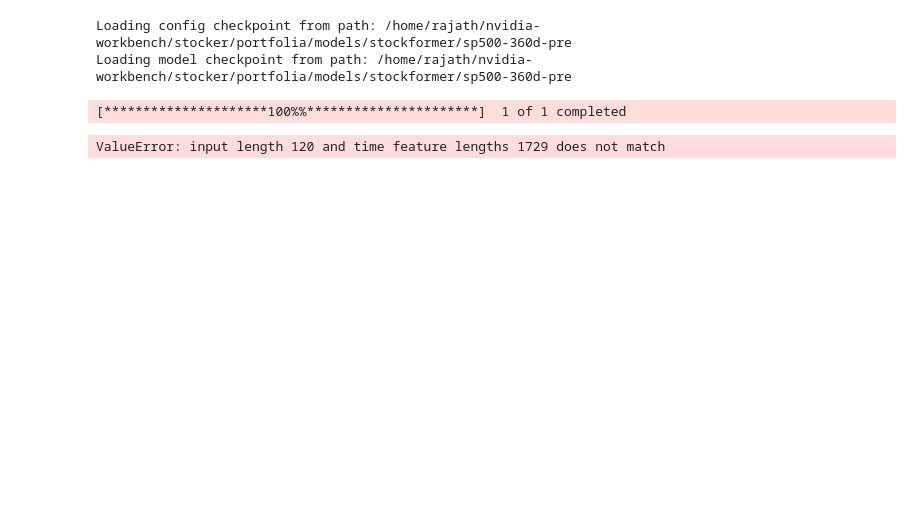
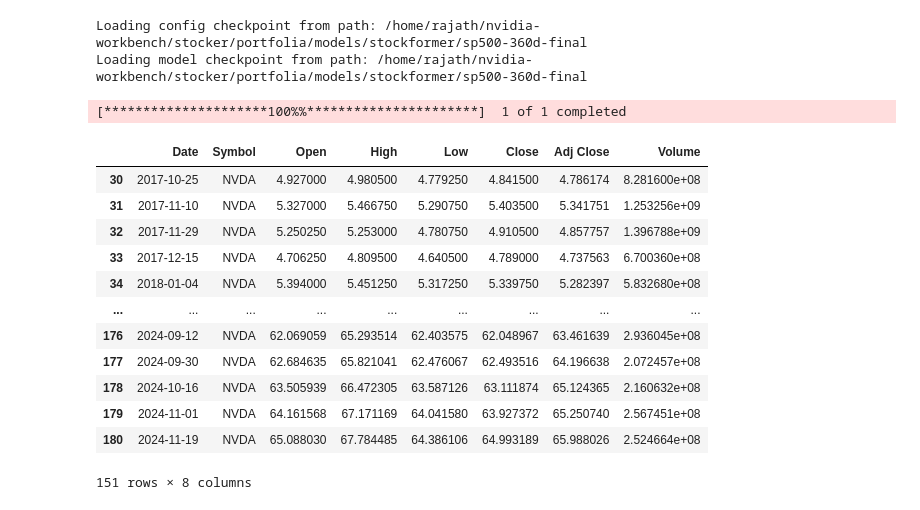
Before and after one commit to maningtian/Ningtian-Ma, a Jupyter notebook: code/stockformer/eval.ipynb, the cells around one changed output. Drawn from its saved outputs; the diff is of its cells as text; code cells hidden in the pictures; blank space fills up the shorter version.

```diff
--- a/code/stockformer/eval.ipynb
+++ b/code/stockformer/eval.ipynb
@@ -12,17 +12,39 @@ from inference import init_config, init_model, predict
 # %%
 prediction_length = 360
 down_sample = min(prediction_length, 30)
-load_checkpoint = f'sp500-{prediction_length}d-pre'
+load_checkpoint = f'sp500-{prediction_length}d-final'
 config = init_config(load_checkpoint)
 model = init_model(config, load_checkpoint)
 # %% [output]
-Loading config checkpoint from path: /home/rajath/nvidia-workbench/stocker/portfolia/models/stockformer/sp500-360d-pre
-Loading model checkpoint from path: /home/rajath/nvidia-workbench/stocker/portfolia/models/stockformer/sp500-360d-pre
+Loading config checkpoint from path: /home/rajath/nvidia-workbench/stocker/portfolia/models/stockformer/sp500-360d-final
+Loading model checkpoint from path: /home/rajath/nvidia-workbench/stocker/portfolia/models/stockformer/sp500-360d-final
 # %%
 symbols = ['NVDA']
-forecasts = predict(symbols, model, config, prediction_length, down_sample, end_date="2023-07-20")
+forecasts = predict(
+    symbols,
+    model,
+    config,
+    prediction_length,
+    down_sample,
+    end_date="2023-07-20",
+)
 # %% [output]
 [*********************100%%**********************]  1 of 1 completed
-ValueError: input length 120 and time feature lengths 1729 does not match
+# %%
+forecasts[0]
+# %% [output]
+|  | Date | Symbol | Open | High | Low | Close | Adj Close | Volume |
+| 30 | 2017-10-25 | NVDA | 4.927000 | 4.980500 | 4.779250 | 4.841500 | 4.786174 | 8.281600e+08 |
+| 31 | 2017-11-10 | NVDA | 5.327000 | 5.466750 | 5.290750 | 5.403500 | 5.341751 | 1.253256e+09 |
+| 32 | 2017-11-29 | NVDA | 5.250250 | 5.253000 | 4.780750 | 4.910500 | 4.857757 | 1.396788e+09 |
+| 33 | 2017-12-15 | NVDA | 4.706250 | 4.809500 | 4.640500 | 4.789000 | 4.737563 | 6.700360e+08 |
+| 34 | 2018-01-04 | NVDA | 5.394000 | 5.451250 | 5.317250 | 5.339750 | 5.282397 | 5.832680e+08 |
+| ... | ... | ... | ... | ... | ... | ... | ... | ... |
+| 176 | 2024-09-12 | NVDA | 62.069059 | 65.293514 | 62.403575 | 62.048967 | 63.461639 | 2.936045e+08 |
+| 177 | 2024-09-30 | NVDA | 62.684635 | 65.821041 | 62.476067 | 62.493516 | 64.196638 | 2.072457e+08 |
+| 178 | 2024-10-16 | NVDA | 63.505939 | 66.472305 | 63.587126 | 63.111874 | 65.124365 | 2.160632e+08 |
+| 179 | 2024-11-01 | NVDA | 64.161568 | 67.171169 | 64.041580 | 63.927372 | 65.250740 | 2.567451e+08 |
+| 180 | 2024-11-19 | NVDA | 65.088030 | 67.784485 | 64.386106 | 64.993189 | 65.988026 | 2.524664e+08 |
+151 rows × 8 columns
 # %%
 for i, forecast in enumerate(forecasts):
```
Also changed, not shown: parts of 3 cells of this notebook, 10 other files.
